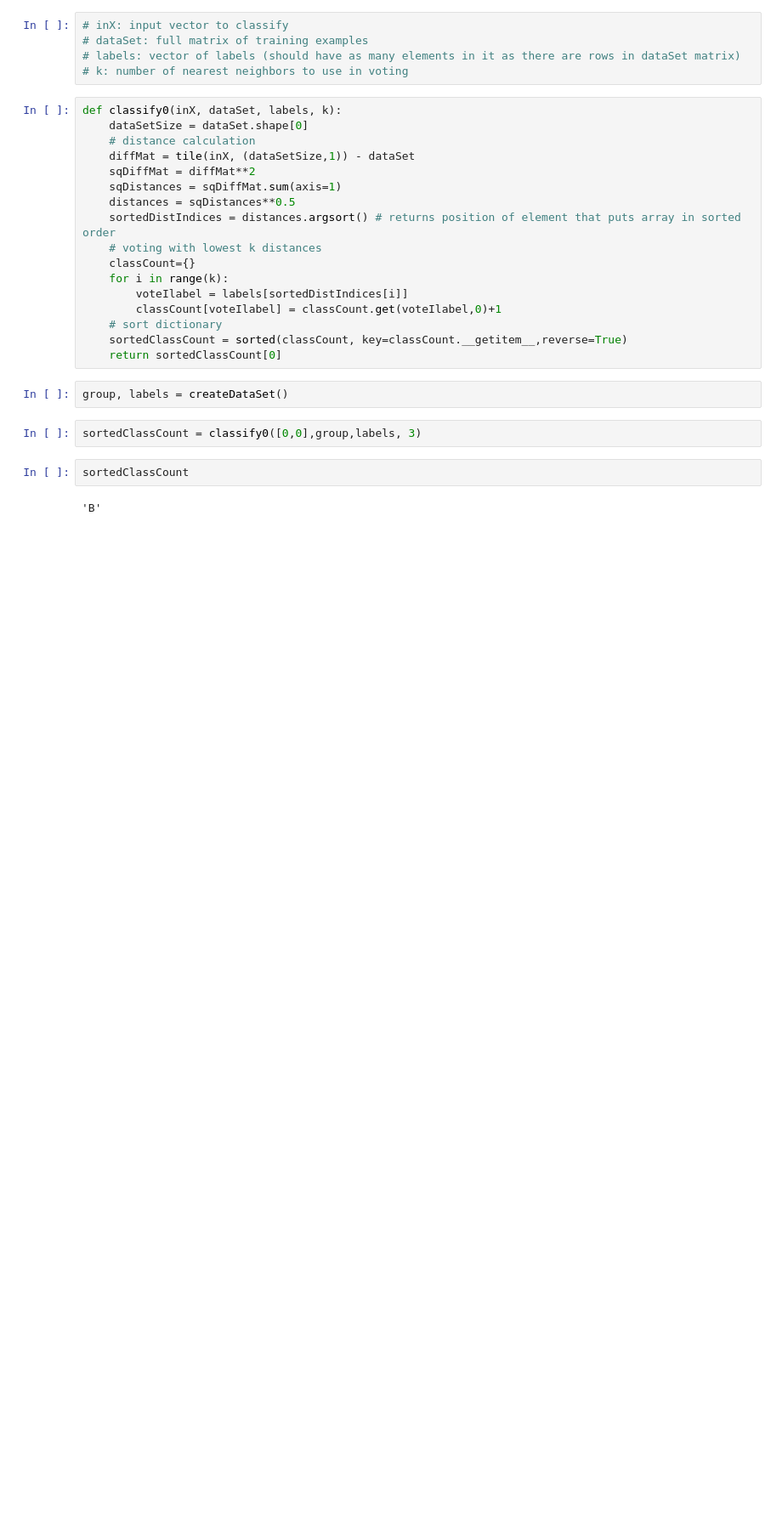
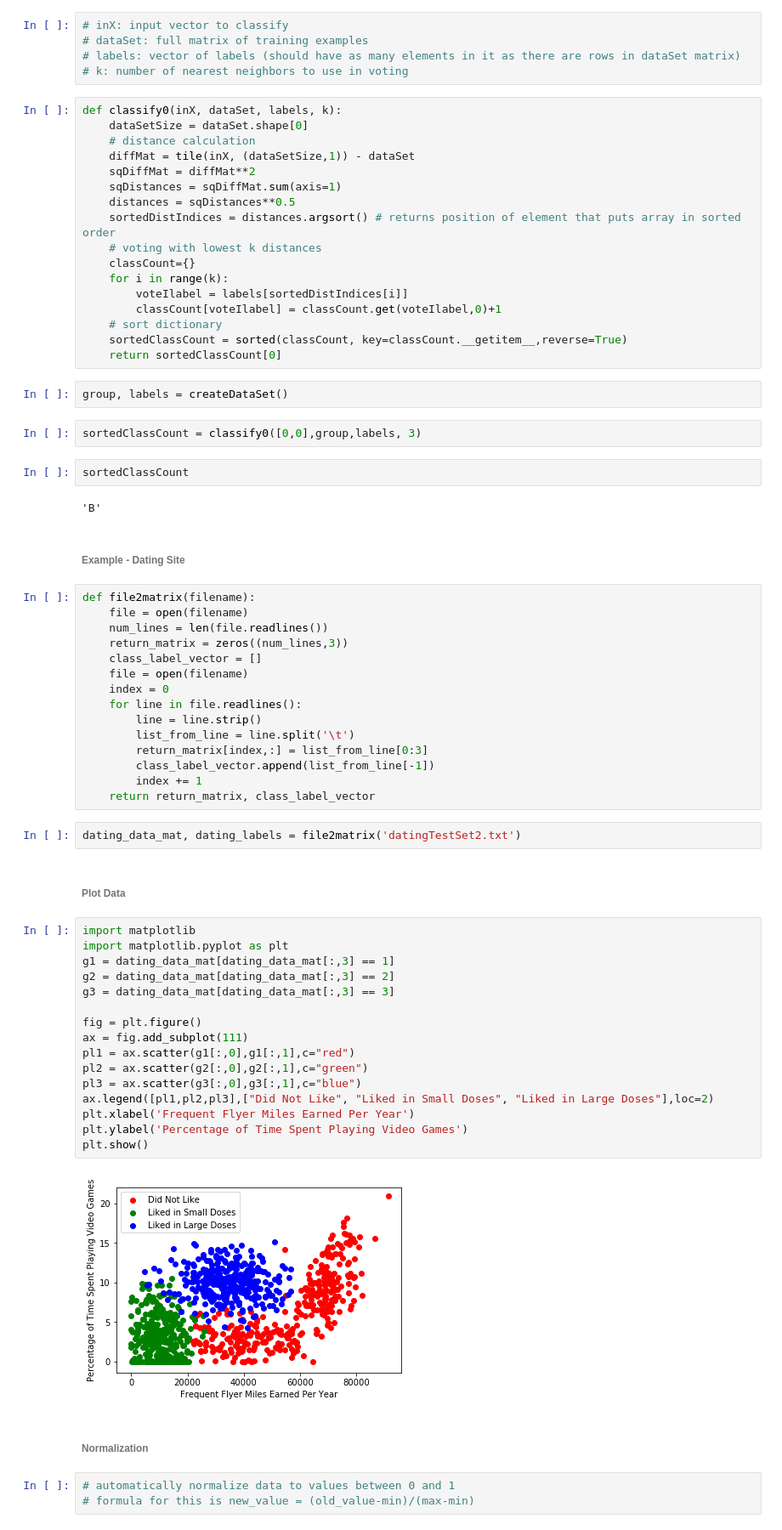
Before and after one commit to jenni4j/ML-from-scratch, a Jupyter notebook: knn/knn.ipynb, the cells around one changed output. Shown at 85% size. Drawn from its saved outputs; the diff is of its cells as text; blank space fills up the shorter version.

```diff
--- a/knn/knn.ipynb
+++ b/knn/knn.ipynb
@@ -48,3 +50,47 @@ sortedClassCount = classify0([0,0],group,labels, 3)
 sortedClassCount
 # %% [output]
 'B'
+# %% [markdown]
+###### Example - Dating Site
+# %%
+def file2matrix(filename):
+    file = open(filename)
+    num_lines = len(file.readlines())
+    return_matrix = zeros((num_lines,3))
+    class_label_vector = []
+    file = open(filename)
+    index = 0
+    for line in file.readlines():
+        line = line.strip()
+        list_from_line = line.split('\t')
+        return_matrix[index,:] = list_from_line[0:3]
+        class_label_vector.append(list_from_line[-1])
+        index += 1
+    return return_matrix, class_label_vector
+# %%
+dating_data_mat, dating_labels = file2matrix('datingTestSet2.txt')
+# %% [markdown]
+###### Plot Data
+# %%
+import matplotlib
+import matplotlib.pyplot as plt
+g1 = dating_data_mat[dating_data_mat[:,3] == 1]
+g2 = dating_data_mat[dating_data_mat[:,3] == 2]
+g3 = dating_data_mat[dating_data_mat[:,3] == 3]
+
+fig = plt.figure()
+ax = fig.add_subplot(111)
+pl1 = ax.scatter(g1[:,0],g1[:,1],c="red")
+pl2 = ax.scatter(g2[:,0],g2[:,1],c="green")
+pl3 = ax.scatter(g3[:,0],g3[:,1],c="blue")
+ax.legend([pl1,pl2,pl3],["Did Not Like", "Liked in Small Doses", "Liked in Large Doses"],loc=2)
+plt.xlabel('Frequent Flyer Miles Earned Per Year')
+plt.ylabel('Percentage of Time Spent Playing Video Games')
+plt.show()
+# %% [output]
+[figure, added]
+# %% [markdown]
+###### Normalization
+# %%
+# automatically normalize data to values between 0 and 1
+# formula for this is new_value = (old_value-min)/(max-min)
```
Also changed, not shown: parts of 9 cells of this notebook, 1 other file.
